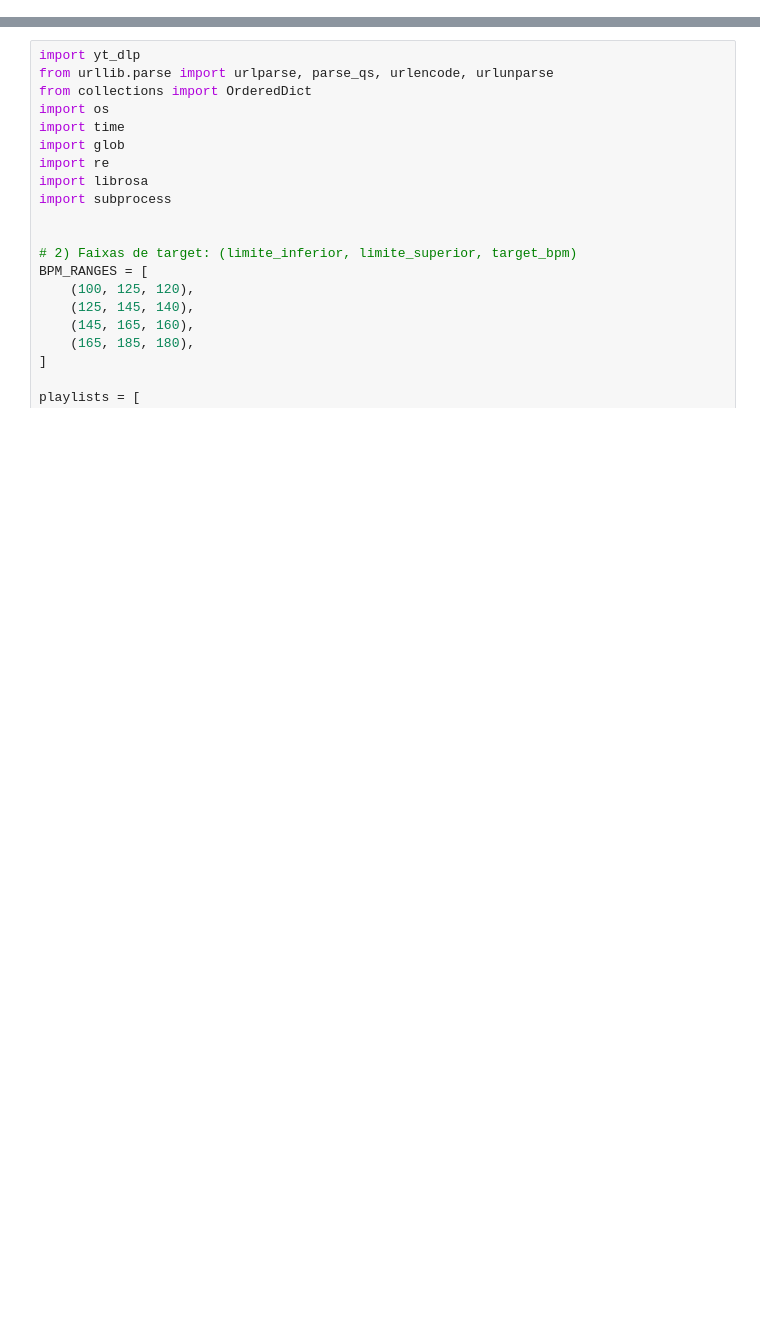
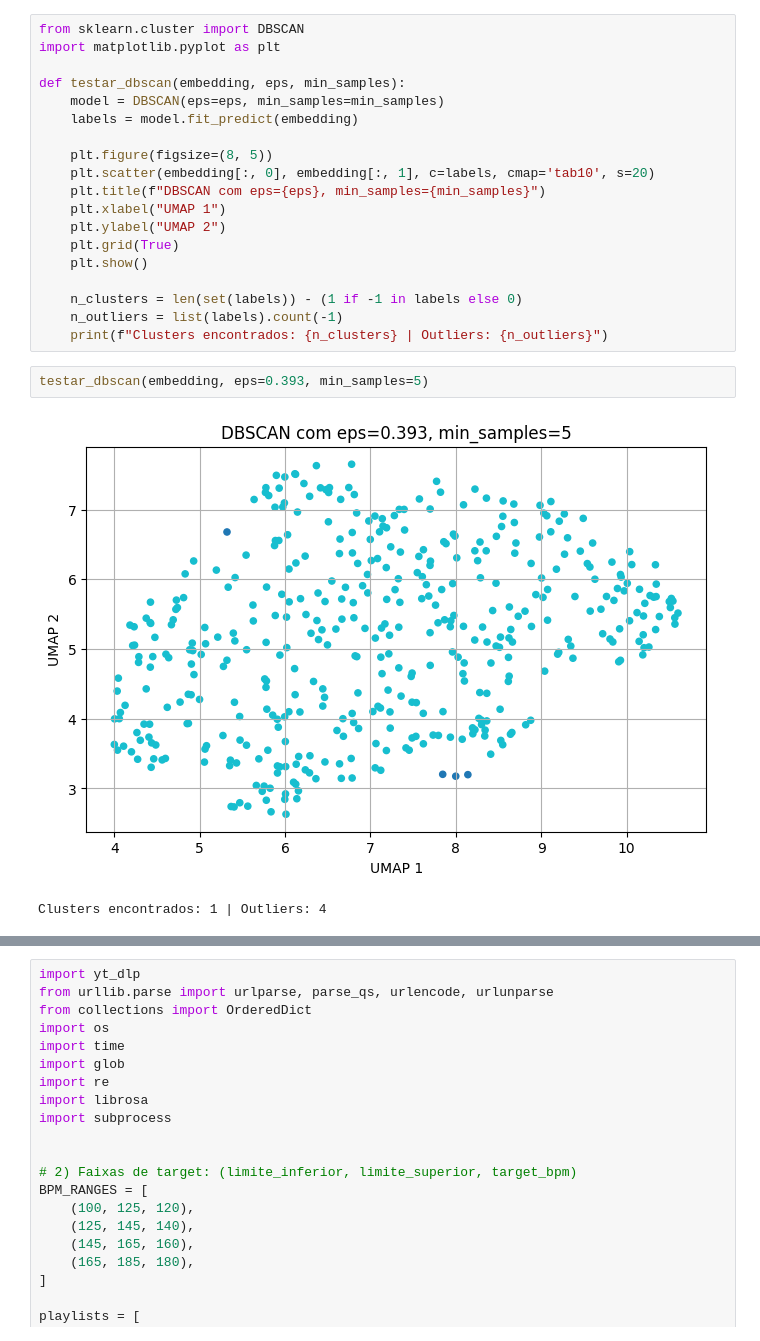
Before and after one commit to faustostangler/BFX, a Jupyter notebook: playground.ipynb, the cells around one changed output, grey strips where cells are left out. Cells and saved outputs as stored; diff of their text form; blank space fills up the shorter version.

```diff
--- a/playground.ipynb
+++ b/playground.ipynb
@@ -0,0 +132,24 @@
+# %%
+from sklearn.cluster import DBSCAN
+import matplotlib.pyplot as plt
+
+def testar_dbscan(embedding, eps, min_samples):
+    model = DBSCAN(eps=eps, min_samples=min_samples)
+    labels = model.fit_predict(embedding)
+
+    plt.figure(figsize=(8, 5))
+    plt.scatter(embedding[:, 0], embedding[:, 1], c=labels, cmap='tab10', s=20)
+    plt.title(f"DBSCAN com eps={eps}, min_samples={min_samples}")
+    plt.xlabel("UMAP 1")
+    plt.ylabel("UMAP 2")
+    plt.grid(True)
+    plt.show()
+
+    n_clusters = len(set(labels)) - (1 if -1 in labels else 0)
+    n_outliers = list(labels).count(-1)
+    print(f"Clusters encontrados: {n_clusters} | Outliers: {n_outliers}")
+# %%
+testar_dbscan(embedding, eps=0.393, min_samples=5)
+# %% [output]
+[figure, added]
+Clusters encontrados: 1 | Outliers: 4
```
Also changed, not shown: parts of 12 cells of this notebook, 18 other files.
